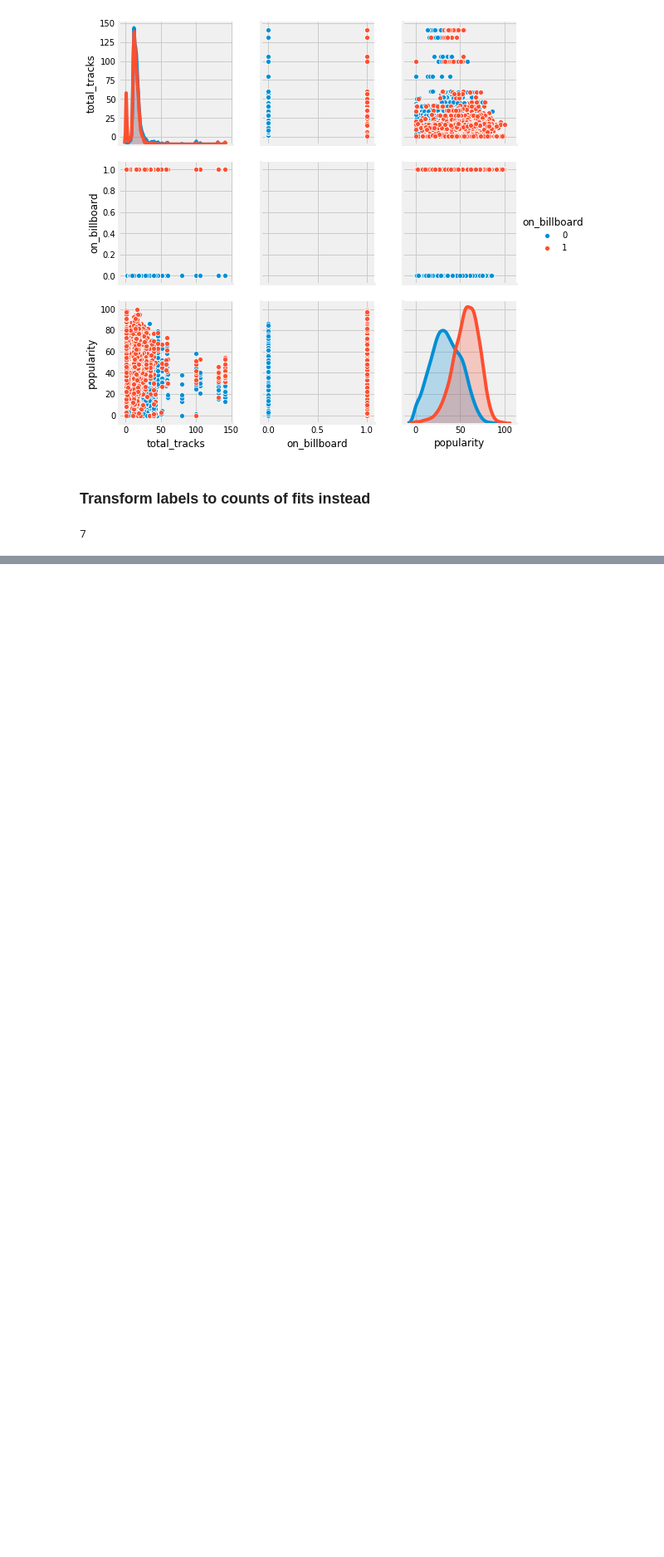
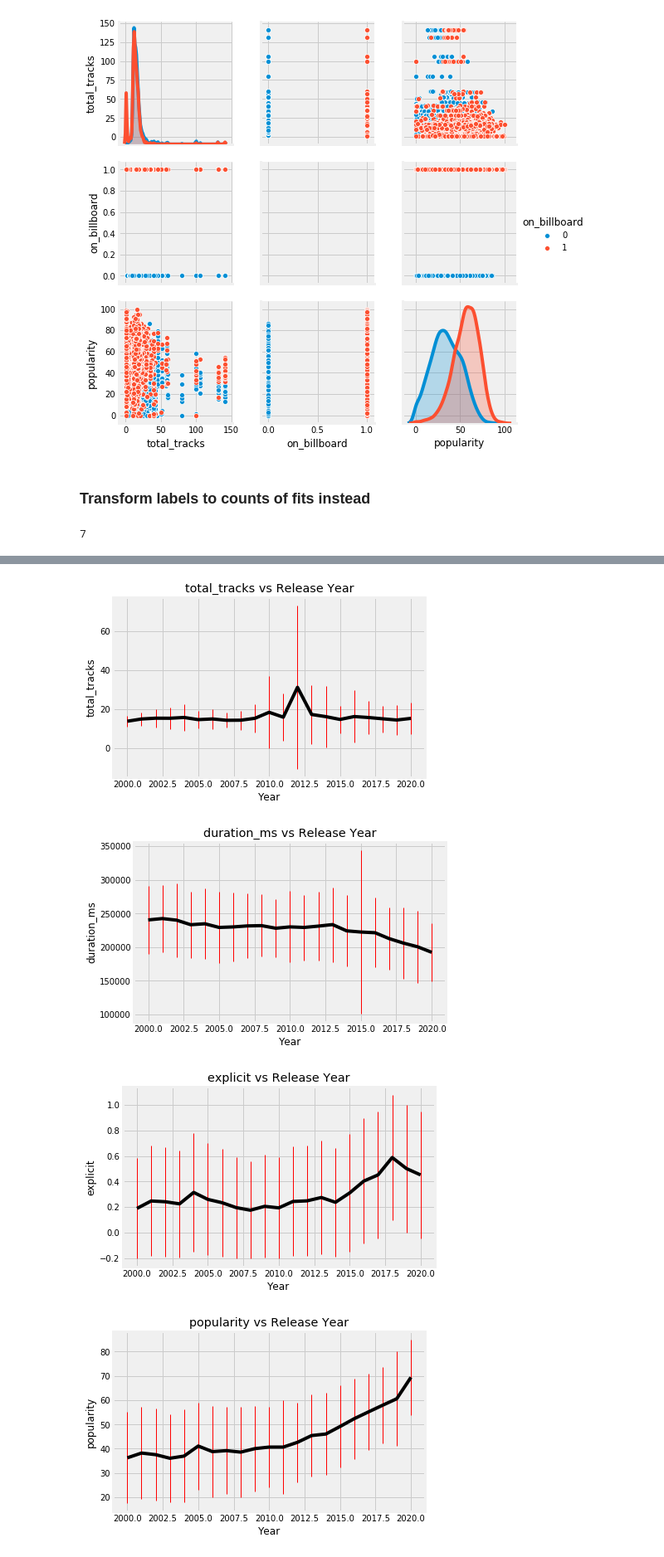
Before and after one commit to Greenford/billboard, a Jupyter notebook: pipe.ipynb, the cells around one changed output, grey strips where cells are left out. Shown at 83% size. Cells and saved outputs as stored; diff of their text form; code cells hidden in the pictures; blank space fills up the shorter version.

```diff
--- a/pipe.ipynb
+++ b/pipe.ipynb
@@ -289,0 +346,9 @@ Name: label, Length: 13501, dtype: int64
+# %%
+for c in df3.columns[:21]:
+    if c != 'release_year':
+        plotbyyear(df3[df3.release_year>=2000], c, None)
+# %% [output]
+[figure, added]
+[figure, added]
+[figure, added]
+[figure, added]
```
Also changed, not shown: parts of 24 cells of this notebook, 3 other files.
